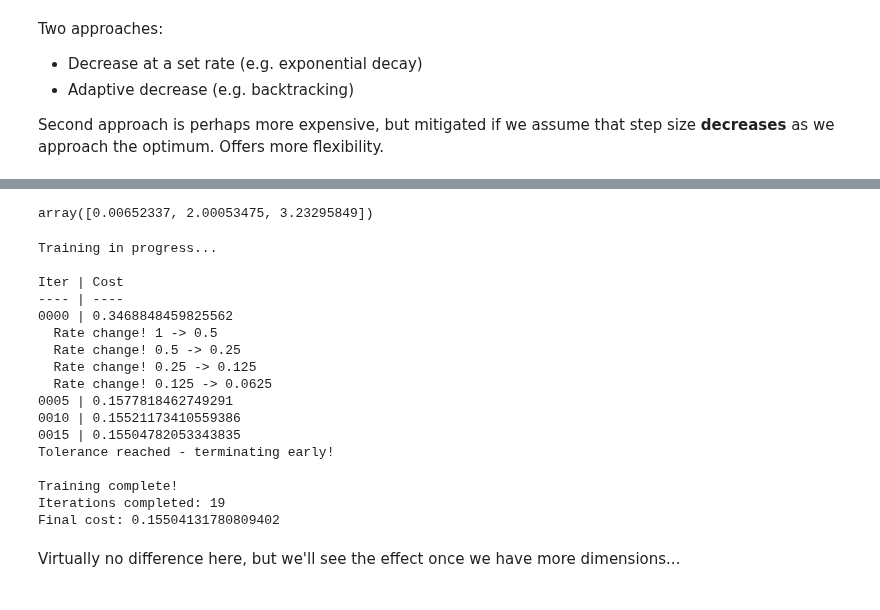
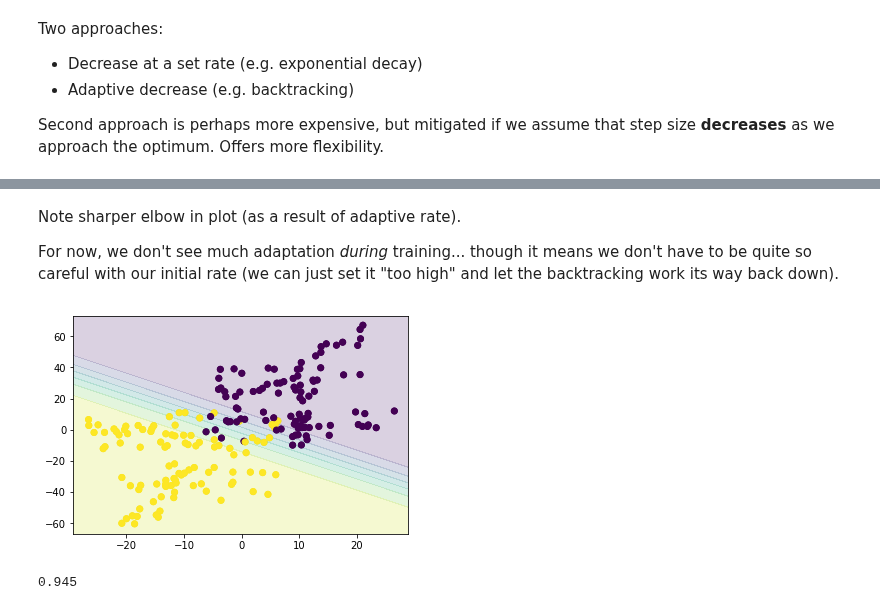
Before and after one commit to owenjonesuob/neural-nets-for-classification, a Jupyter notebook: sandbox.ipynb, the cells around one changed output, grey strips where cells are left out. Drawn from its saved outputs; the diff is of its cells as text; code cells hidden in the pictures.

```diff
--- a/sandbox.ipynb
+++ b/sandbox.ipynb
@@ -382,26 +388,8 @@ def get_reg_grad(features, labels, weights, gamma=100):
-# %%
-get_grad(X_train, y_train, init_weights)
-# %% [output]
-array([0.00652337, 2.00053475, 3.23295849])
-# %%
-optw, ch = train(X_train, y_train, init_weights, rate=1, iters=2000, report_level=5)
-# %% [output]
-Training in progress...
-
-Iter | Cost
----- | ----
-0000 | 0.3468848459825562
-  Rate change! 1 -> 0.5
-  Rate change! 0.5 -> 0.25
-  Rate change! 0.25 -> 0.125
-  Rate change! 0.125 -> 0.0625
-0005 | 0.1577818462749291
-0010 | 0.15521173410559386
-0015 | 0.15504782053343835
-Tolerance reached - terminating early!
-
-Training complete!
-Iterations completed: 19
-Final cost: 0.15504131780809402
-# %% [markdown]
-Virtually no difference here, but we'll see the effect once we have more dimensions...
+# %% [markdown]
+Note sharper elbow in plot (as a result of adaptive rate).
+
+For now, we don't see much adaptation _during_ training... though it means we don't have to be quite so careful with our initial rate (we can just set it "too high" and let the backtracking work its way back down).
+# %%
+plot_boundary(X_val, y_val, optw)
+# %% [output]
+[figure, added]
@@ -407,0 +398,5 @@ Virtually no difference here, but we'll see the effect once we have more dimensi
+# %%
+preds_classes = classify(preds)
+accuracy(preds_classes, y_val)
+# %% [output]
+0.945
```
Also changed, not shown: parts of 49 cells of this notebook.
